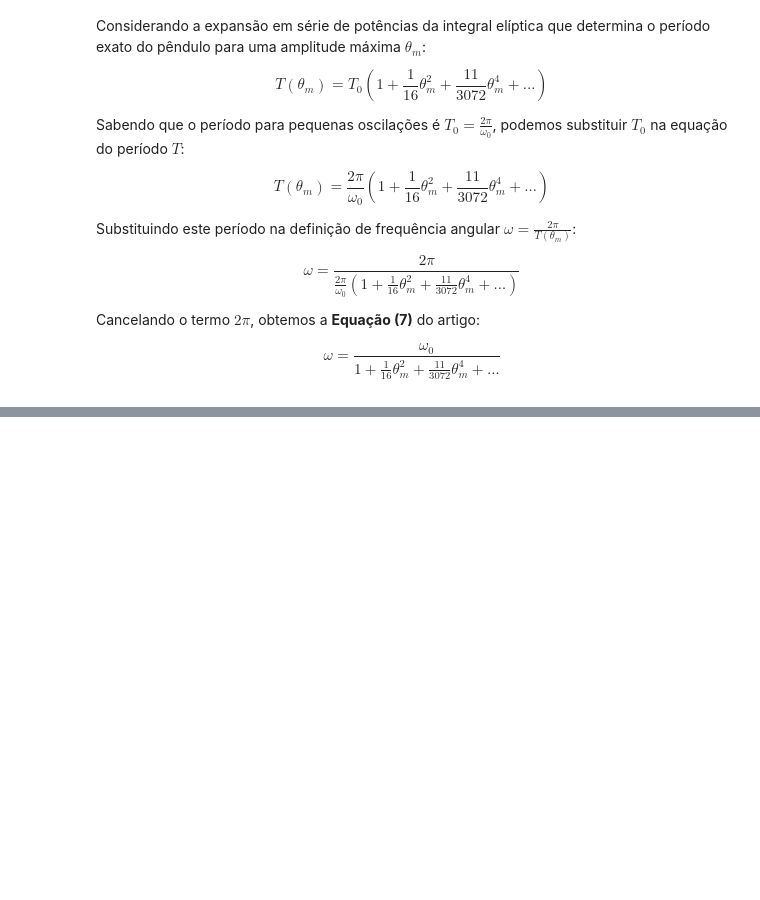
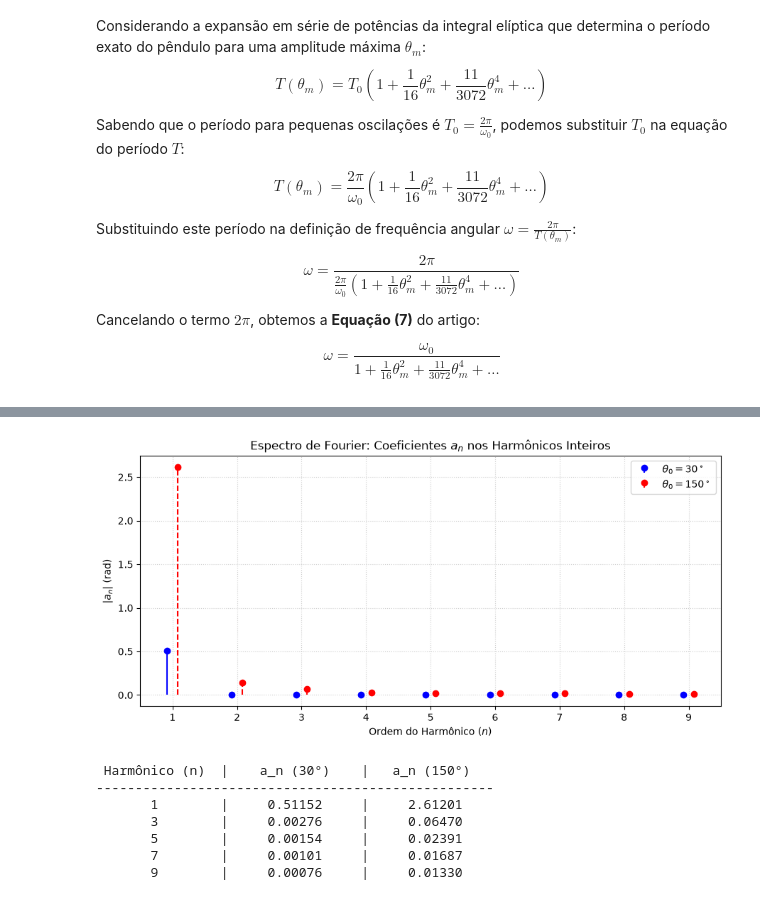
Before and after one commit to hcouri/Trabalho-IFC, a Jupyter notebook: Projeto_Pendulo_Fourier/projeto_pendulo.ipynb, the cells around one changed output, grey strips where cells are left out. Drawn from its saved outputs; the diff is of its cells as text; code cells hidden in the pictures; blank space fills up the shorter version.

```diff
--- a/Projeto_Pendulo_Fourier/projeto_pendulo.ipynb
+++ b/Projeto_Pendulo_Fourier/projeto_pendulo.ipynb
@@ -52,0 +228,64 @@ $$\omega = \frac{\omega_0}{1 + \frac{1}{16}\theta_m^2 + \frac{11}{3072}\theta_m^
+# %%
+def calcular_coeficientes_an(t, theta):
+    N = len(theta)
+    dt = t[1] - t[0]
+
+    # FFT Real
+    fft_vals = np.fft.rfft(theta)
+    freqs = np.fft.rfftfreq(N, d=dt)
+
+    # Coeficientes a_n da série
+    a_n = (2.0 / N) * np.abs(fft_vals)
+    a_n[0] = a_n[0] / 2.0
+
+    # Frequência fundamental
+    idx_pico = np.argmax(a_n[1:]) + 1
+    f1 = freqs[idx_pico]
+
+    return freqs, a_n, f1
+
+# Cálculo dos coeficientes
+freqs_30, an_30, f1_30 = calcular_coeficientes_an(t1, th1)
+freqs_150, an_150, f1_150 = calcular_coeficientes_an(t2, th2)
+
+# Filtragem dos picos nos harmônicos inteiros (n = 1, 2, 3, ..., 9)
+harmonics = np.arange(1, 10)
+an_30_filtered = []
+an_150_filtered = []
+
+for n in harmonics:
+    idx_30 = np.argmin(np.abs(freqs_30 - n * f1_30))
+    idx_150 = np.argmin(np.abs(freqs_150 - n * f1_150))
+    an_30_filtered.append(an_30[idx_30])
+    an_150_filtered.append(an_150[idx_150])
+
+# Plotagem limpa dos harmônicos
+plt.figure(figsize=(9, 4.5))
+plt.stem(harmonics - 0.08, an_30_filtered, linefmt='b-', markerfmt='bo', basefmt=' ', label=r'$\theta_0 = 30^\circ$')
+plt.stem(harmonics + 0.08, an_150_filtered, linefmt='r--', markerfmt='ro', basefmt=' ', label=r'$\theta_0 = 150^\circ$')
+
+plt.xlim(0.5, 9.5)
+plt.xticks(harmonics)
+plt.title(r'Espectro de Fourier: Coeficientes $a_n$ nos Harmônicos Inteiros')
+plt.xlabel('Ordem do Harmônico ($n$)')
+plt.ylabel(r'$|a_n|$ (rad)')
+plt.grid(True, linestyle=':', alpha=0.6)
+plt.legend()
+plt.tight_layout()
+plt.show()
+
+# Exibição dos harmônicos ímpares
+print(f"{'Harmônico (n)':^15} | {'a_n (30°)':^15} | {'a_n (150°)':^15}")
+print("-" * 51)
+for i, n in enumerate(harmonics):
+    if n % 2 != 0:  # Apenas ímpares
+        print(f"{n:^15} | {an_30_filtered[i]:^15.5f} | {an_150_filtered[i]:^15.5f}")
+# %% [output]
+[figure, added]
+ Harmônico (n)  |    a_n (30°)    |   a_n (150°)
+---------------------------------------------------
+       1        |     0.51152     |     2.61201
+       3        |     0.00276     |     0.06470
+       5        |     0.00154     |     0.02391
+       7        |     0.00101     |     0.01687
+       9        |     0.00076     |     0.01330
```
Also changed, not shown: parts of 4 cells of this notebook.
